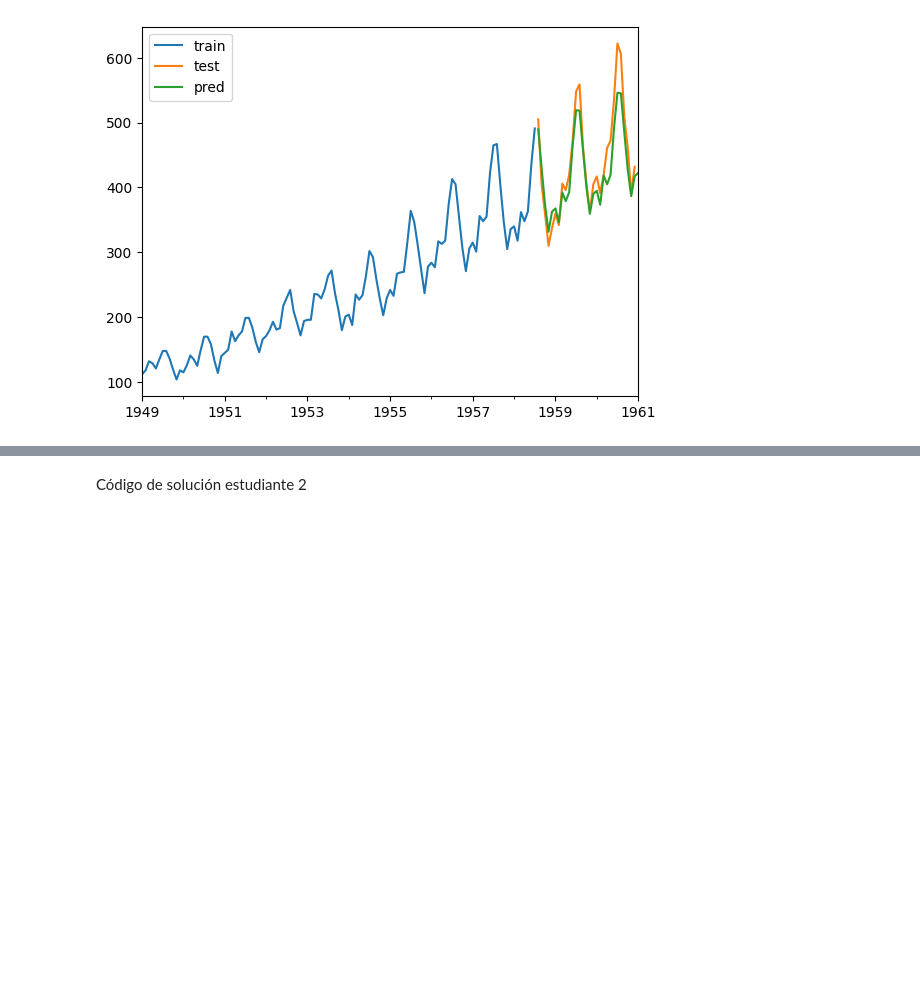
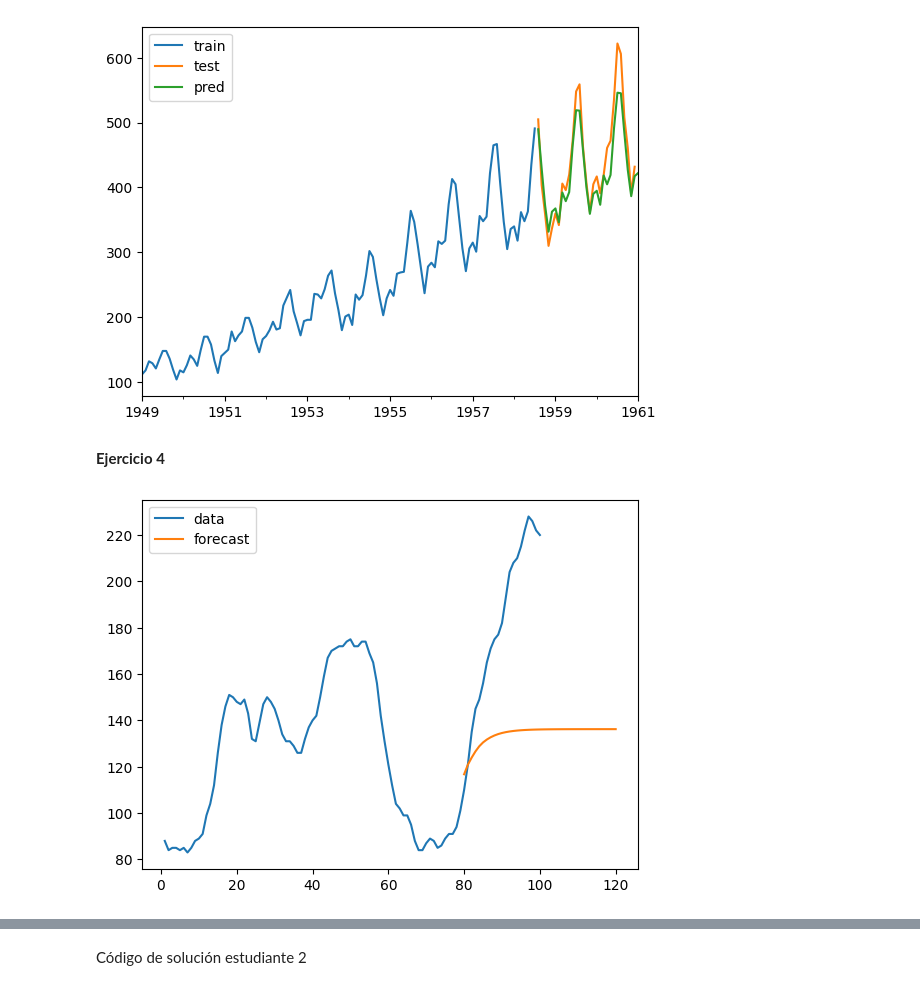
Before and after one commit to xagallegos/ProyectoConjunto_XGallegos_AYGonzales, a Jupyter notebook: Tarea2.ipynb, the cells around one changed output, grey strips where cells are left out. Drawn from its saved outputs; the diff is of its cells as text; code cells hidden in the pictures; blank space fills up the shorter version.

Commit message:
Ejercicio 4 - Estudiante 1

```diff
--- a/Tarea2.ipynb
+++ b/Tarea2.ipynb
@@ -437,3 +437,17 @@ ax.legend(labels = ['train', 'test', 'pred'])
 plt.show()
 # %% [output]
 [figure]
+# %% [markdown]
+**Ejercicio 4**
+# %%
+y_h = model.predict(start=80, end=120, dynamic=False).to_frame()
+
+_, ax = plt.subplots()
+data.plot(ax=ax)
+
+y_h.plot(ax=ax)
+
+ax.legend(labels = ['data', 'forecast'])
+plt.show()
+# %% [output]
+[figure, added]
```
Also changed, not shown: parts of 12 cells of this notebook.
